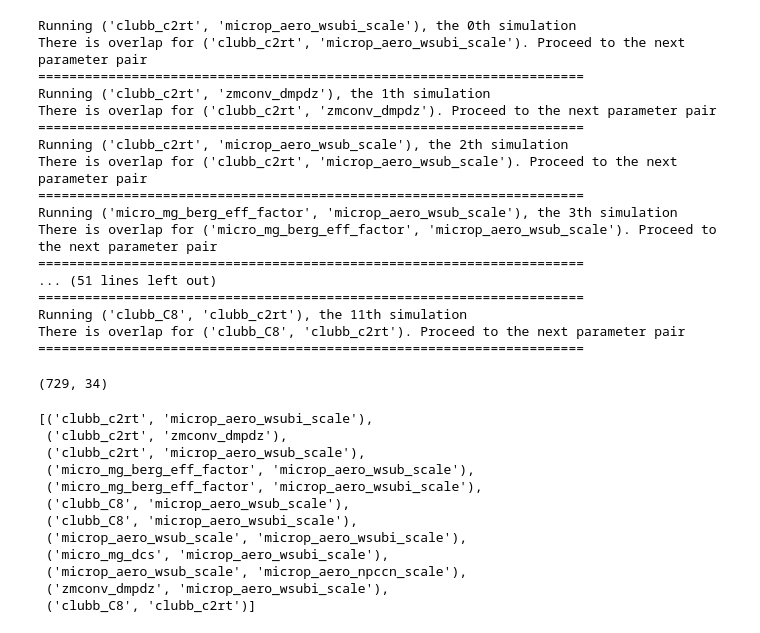
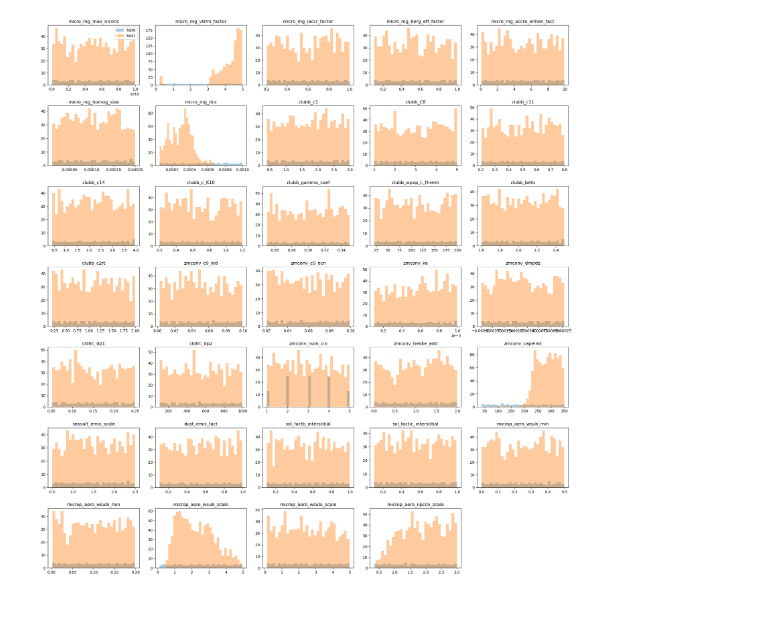
Before and after one commit to yiqioyang/proj2dhullsampler, a Jupyter notebook: class_hm.ipynb, the cells around one changed output. Drawn from its saved outputs; the diff is of its cells as text; code cells hidden in the pictures; blank space fills up the shorter version.

```diff
--- a/class_hm.ipynb
+++ b/class_hm.ipynb
@@ -161,25 +170,4 @@ test_case.build_hulls()
 # %%
-
-para_seq = list(test_case.grouped_hulls.keys())
-check = orchestrate_test(para_seq, test_case.p_emu, test_case.tf_masks,
-                         test_case.para_nm, test_case.grouped_hulls, test_case.paras_vars, n_pts=  10000, n_threshold = 100,sample_threshold = 10**5, max_workers = 31)
-
-## Add random seed generator for the batch sampling method
+plot_histograms_grid_5([para, test_case.results.realscale_samples])
 # %% [output]
-Running ('clubb_c2rt', 'microp_aero_wsubi_scale'), the 0th simulation
-There is overlap for ('clubb_c2rt', 'microp_aero_wsubi_scale'). Proceed to the next parameter pair
-======================================================================
-Running ('clubb_c2rt', 'zmconv_dmpdz'), the 1th simulation
-There is overlap for ('clubb_c2rt', 'zmconv_dmpdz'). Proceed to the next parameter pair
-======================================================================
-Running ('clubb_c2rt', 'microp_aero_wsub_scale'), the 2th simulation
-There is overlap for ('clubb_c2rt', 'microp_aero_wsub_scale'). Proceed to the next parameter pair
-======================================================================
-Running ('micro_mg_berg_eff_factor', 'microp_aero_wsub_scale'), the 3th simulation
-There is overlap for ('micro_mg_berg_eff_factor', 'microp_aero_wsub_scale'). Proceed to the next parameter pair
-======================================================================
-... (51 lines left out)
-======================================================================
-Running ('clubb_C8', 'clubb_c2rt'), the 11th simulation
-There is overlap for ('clubb_C8', 'clubb_c2rt'). Proceed to the next parameter pair
-======================================================================
+[figure, added]
@@ -188,19 +173,0 @@ pts = sample_from_hulls_n(list(check[2].keys()), test_case.para_nm, check[2],n_p
-# %%
-pts.shape
-# %% [output]
-(729, 34)
-# %%
-test_case.rescale_para(pts)
-# %% [output]
-[('clubb_c2rt', 'microp_aero_wsubi_scale'),
- ('clubb_c2rt', 'zmconv_dmpdz'),
- ('clubb_c2rt', 'microp_aero_wsub_scale'),
- ('micro_mg_berg_eff_factor', 'microp_aero_wsub_scale'),
- ('micro_mg_berg_eff_factor', 'microp_aero_wsubi_scale'),
- ('clubb_C8', 'microp_aero_wsub_scale'),
- ('clubb_C8', 'microp_aero_wsubi_scale'),
- ('microp_aero_wsub_scale', 'microp_aero_wsubi_scale'),
- ('micro_mg_dcs', 'microp_aero_wsubi_scale'),
- ('microp_aero_wsub_scale', 'microp_aero_npccn_scale'),
- ('zmconv_dmpdz', 'microp_aero_wsubi_scale'),
- ('clubb_C8', 'clubb_c2rt')]
```
Also changed, not shown: parts of 16 cells of this notebook, 3 other files.
